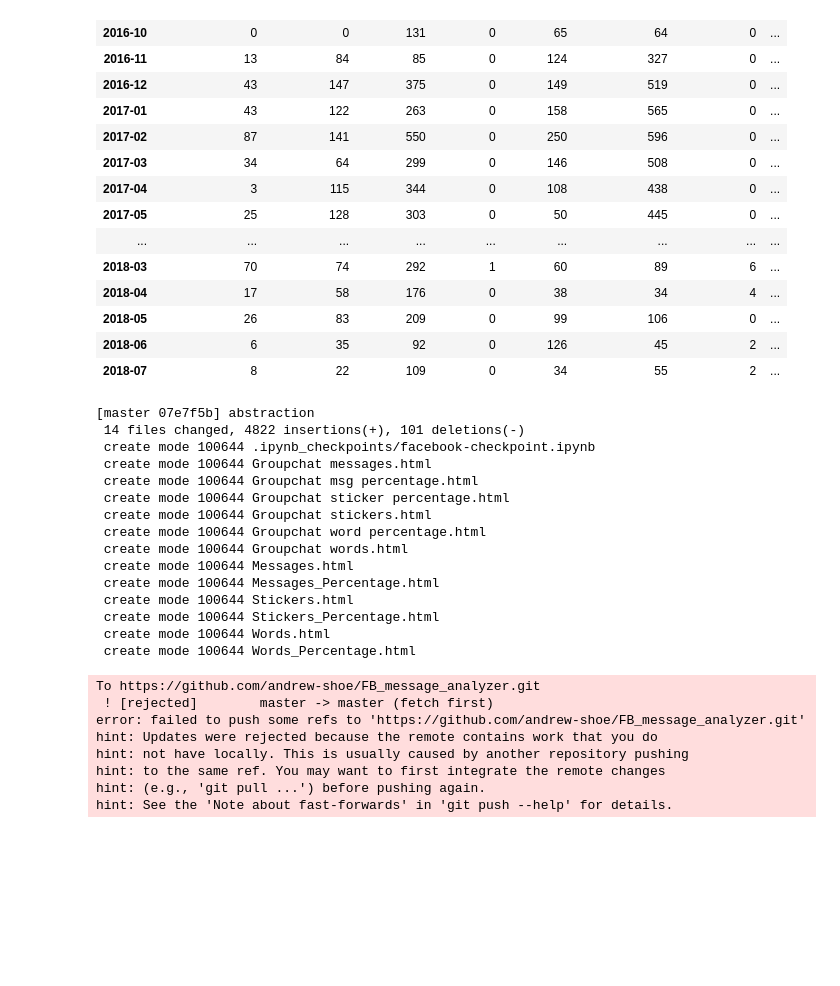
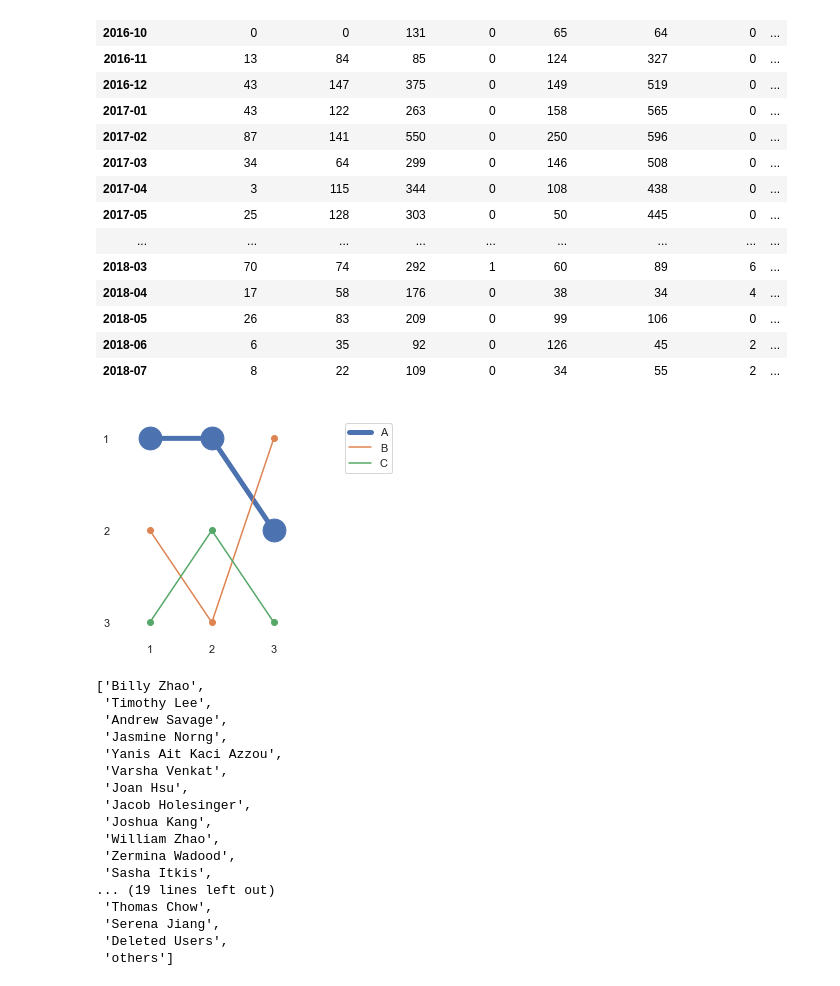
Before and after one commit to andrew-shoe/FB_message_analyzer, a Jupyter notebook: facebook.ipynb, the cells around one changed output. Cells and saved outputs as stored; diff of their text form; code cells hidden in the pictures; blank space fills up the shorter version.

```diff
--- a/facebook.ipynb
+++ b/facebook.ipynb
@@ -814,32 +814,42 @@ df_groupchat_msg.astype(int)
 | 2018-05 | 26 | 83 | 209 | 0 | 99 | 106 | 0 | ... |
 | 2018-06 | 6 | 35 | 92 | 0 | 126 | 45 | 2 | ... |
 | 2018-07 | 8 | 22 | 109 | 0 | 34 | 55 | 2 | ... |
-# %%
-%%bash
-git add .
-git commit -m "abstraction"
-git push origin master
-# %% [output]
-[master 07e7f5b] abstraction
- 14 files changed, 4822 insertions(+), 101 deletions(-)
- create mode 100644 .ipynb_checkpoints/facebook-checkpoint.ipynb
- create mode 100644 Groupchat messages.html
- create mode 100644 Groupchat msg percentage.html
- create mode 100644 Groupchat sticker percentage.html
- create mode 100644 Groupchat stickers.html
- create mode 100644 Groupchat word percentage.html
- create mode 100644 Groupchat words.html
- create mode 100644 Messages.html
- create mode 100644 Messages_Percentage.html
- create mode 100644 Stickers.html
- create mode 100644 Stickers_Percentage.html
- create mode 100644 Words.html
- create mode 100644 Words_Percentage.html
-To https://github.com/andrew-shoe/FB_message_analyzer.git
- ! [rejected]        master -> master (fetch first)
-error: failed to push some refs to 'https://github.com/andrew-shoe/FB_message_analyzer.git'
-hint: Updates were rejected because the remote contains work that you do
-hint: not have locally. This is usually caused by another repository pushing
-hint: to the same ref. You may want to first integrate the remote changes
-hint: (e.g., 'git pull ...') before pushing again.
-hint: See the 'Note about fast-forwards' in 'git push --help' for details.
+# %%
+plt.figure(figsize=(5,4))
+plt.plot([1,2,3], [1,1,2], label="A", linewidth=5)
+plt.plot([1,2,3], [2,3,1], label="B")
+plt.plot([1,2,3], [3,2,3], label="C")
+plt.scatter([1,2,3], [1,1,2], s=520)
+plt.scatter([1,2,3], [2,3,1])
+plt.scatter([1,2,3], [3,2,3])
+plt.yticks([1,2,3])
+plt.gca().invert_yaxis()
+sns.set_style("white")
+plt.xlim((.5, 5))
+sns.despine(left=True, bottom=True)
+plt.legend(loc=0)
+fig.tight_layout()
+plt.xticks([1,2,3,4,5], [1,2,3,"",""])
+plt.show()
+# %% [output]
+[figure, added]
+# %%
+list(df_word)
+# %% [output]
+['Billy Zhao',
+ 'Timothy Lee',
+ 'Andrew Savage',
+ 'Jasmine Norng',
+ 'Yanis Ait Kaci Azzou',
+ 'Varsha Venkat',
+ 'Joan Hsu',
+ 'Jacob Holesinger',
+ 'Joshua Kang',
+ 'William Zhao',
+ 'Zermina Wadood',
+ 'Sasha Itkis',
+... (19 lines left out)
+ 'Thomas Chow',
+ 'Serena Jiang',
+ 'Deleted Users',
+ 'others']
```
Also changed, not shown: parts of 10 cells of this notebook, 1 other file.
